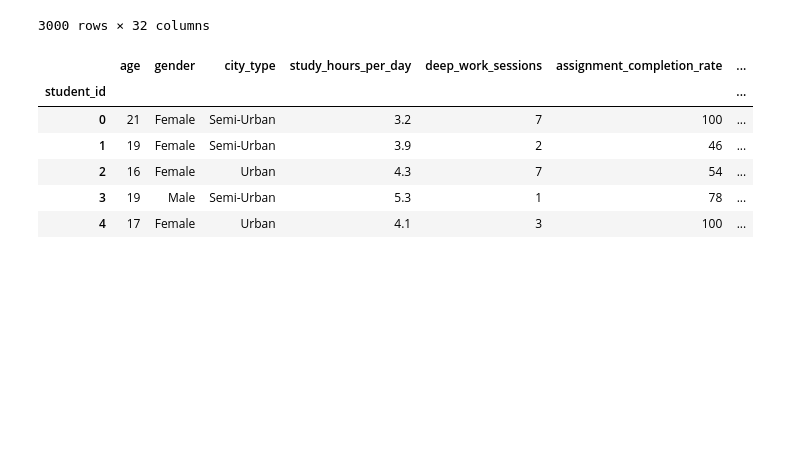
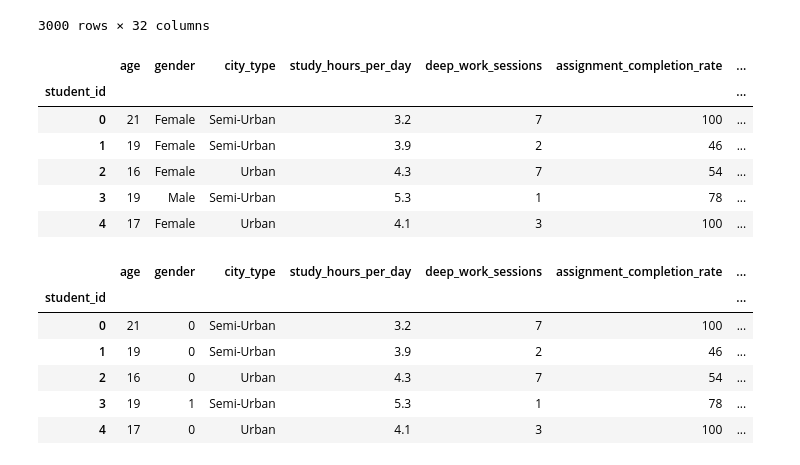
Before and after one commit to chadiboudaher/ml-dl-pytorch, a Jupyter notebook: src/projects/student-academic-performance-prediction/notebook/student_preformence.ipynb, the cells around one changed output. Drawn from its saved outputs; the diff is of its cells as text; code cells hidden in the pictures; blank space fills up the shorter version.

```diff
--- a/src/projects/student-academic-performance-prediction/notebook/student_preformence.ipynb
+++ b/src/projects/student-academic-performance-prediction/notebook/student_preformence.ipynb
@@ -34,3 +34,15 @@ df.head()
 | 2 | 16 | Female | Urban | 4.3 | 7 | 54 | ... |
 | 3 | 19 | Male | Semi-Urban | 5.3 | 1 | 78 | ... |
 | 4 | 17 | Female | Urban | 4.1 | 3 | 100 | ... |
+# %%
+# Binary attributes
+df['gender'] = df["gender"].apply(lambda x: 1 if x == "Male" else 0)
+df.head()
+# %% [output]
+|  | age | gender | city_type | study_hours_per_day | deep_work_sessions | assignment_completion_rate | ... |
+| student_id |  |  |  |  |  |  | ... |
+| 0 | 21 | 0 | Semi-Urban | 3.2 | 7 | 100 | ... |
+| 1 | 19 | 0 | Semi-Urban | 3.9 | 2 | 46 | ... |
+| 2 | 16 | 0 | Urban | 4.3 | 7 | 54 | ... |
+| 3 | 19 | 1 | Semi-Urban | 5.3 | 1 | 78 | ... |
+| 4 | 17 | 0 | Urban | 4.1 | 3 | 100 | ... |
```
Also changed, not shown: parts of 11 cells of this notebook.
